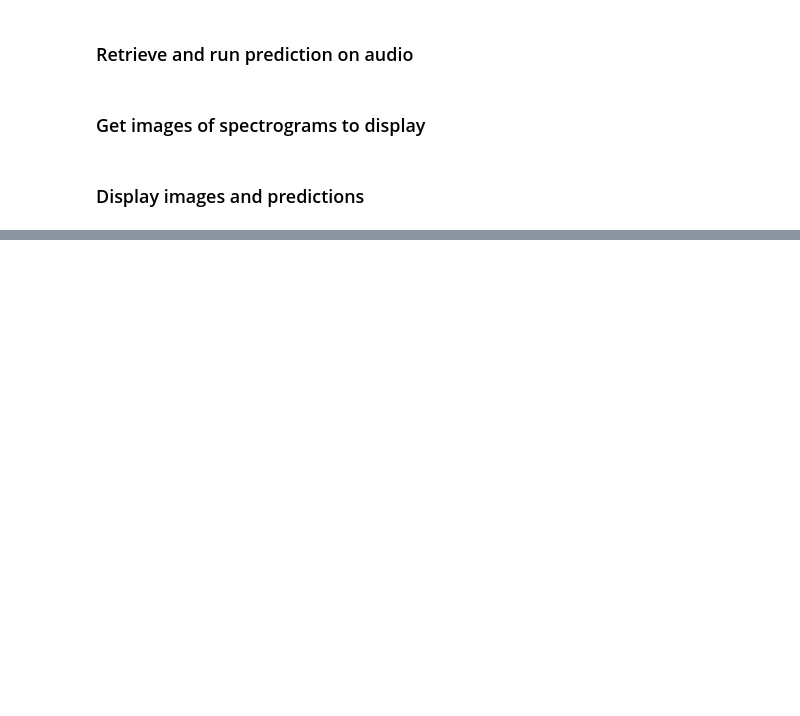
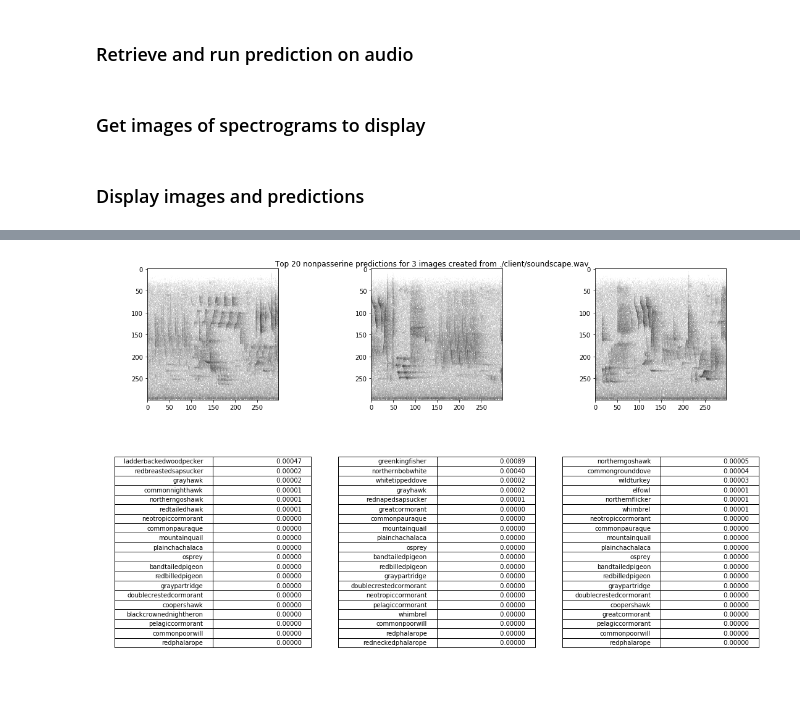
Before and after one commit to chiroptical/ai4e-example, a Jupyter notebook: Demo.ipynb, the cells around one changed output, grey strips where cells are left out. Drawn from its saved outputs; the diff is of its cells as text; code cells hidden in the pictures; blank space fills up the shorter version.

```diff
--- a/Demo.ipynb
+++ b/Demo.ipynb
@@ -216,0 +226,4 @@ plt.show()
+# %%
+make_plot(model = nonpasserines, name = 'nonpasserine')
+# %% [output]
+[figure, added]
```
Also changed, not shown: parts of 5 cells of this notebook, 2 other files.
